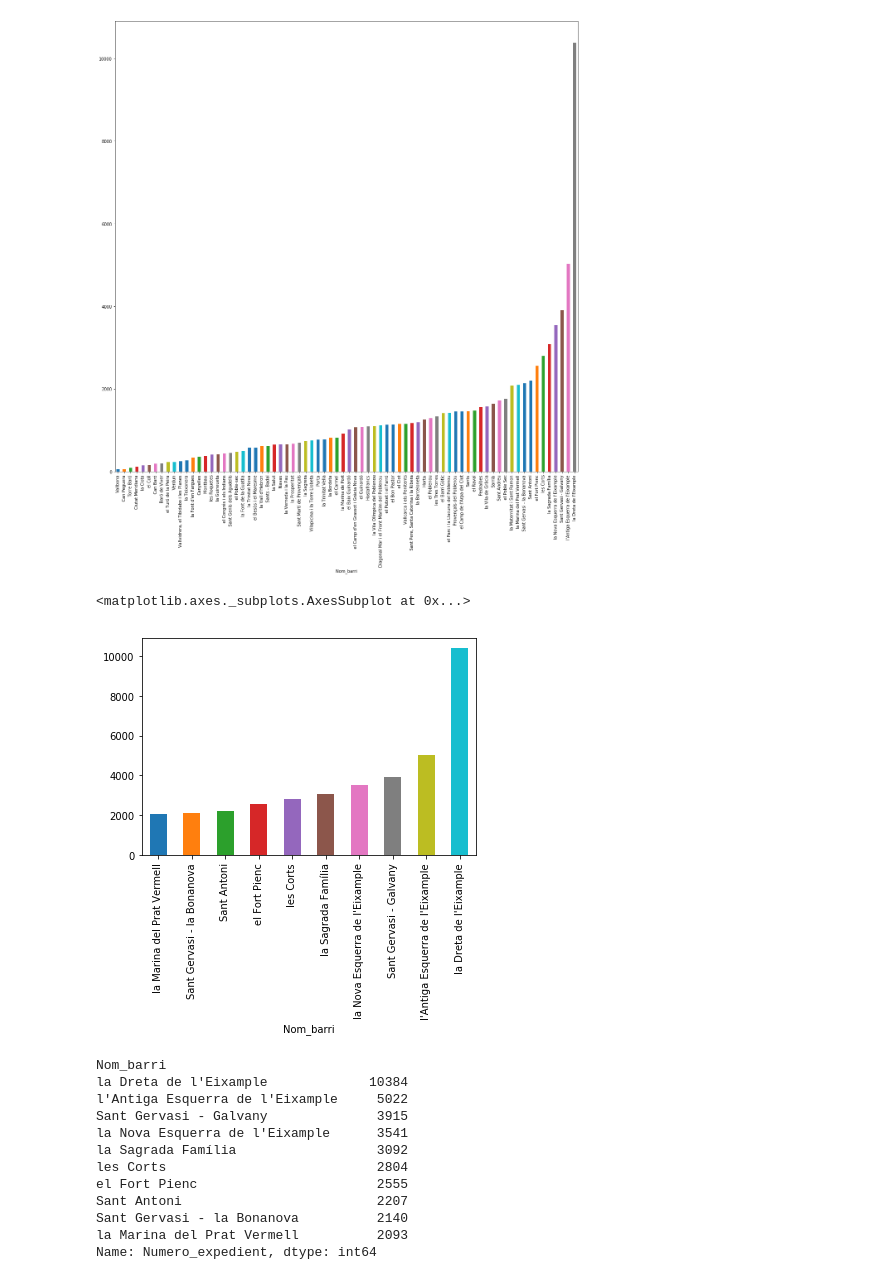
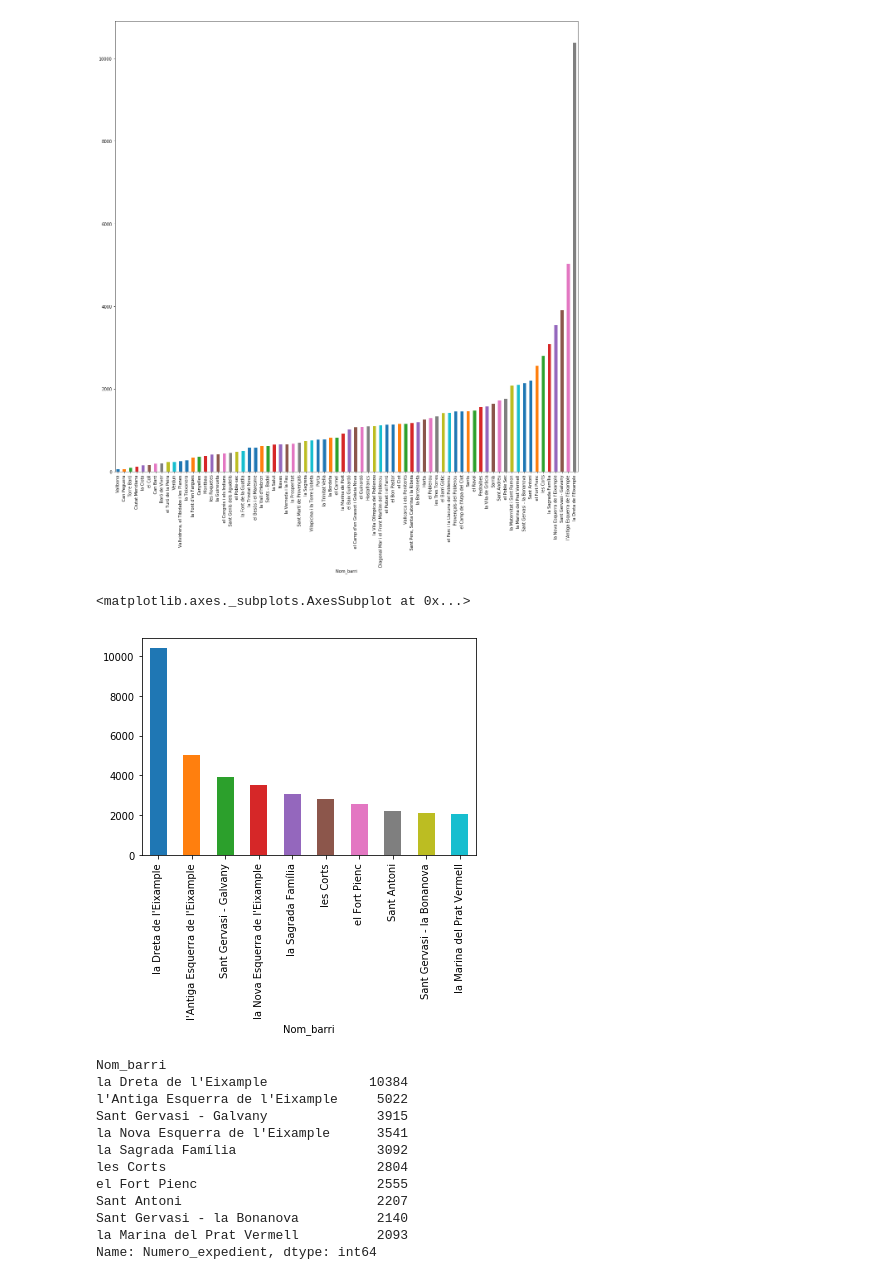
Before and after one commit to roger-roig/your-own-project, a Jupyter notebook: project_roger_2.ipynb, the cells around one changed output. Saved outputs shown, nothing was run; the diff lists cells and outputs as text; code cells hidden in the pictures.

```diff
--- a/project_roger_2.ipynb
+++ b/project_roger_2.ipynb
@@ -167,10 +177,10 @@ plt.show()
 # %%
 # Check only top 10
 
-types[(types['Nom_barri']!='Desconegut')].groupby('Nom_barri').count()['Numero_expedient'].sort_values().tail(10).plot(kind='bar')
+types[(types['Nom_barri']!='Desconegut')].groupby('Nom_barri').count()['Numero_expedient'].sort_values()[::-1].head(10).plot(kind='bar')
 # %% [output]
 <matplotlib.axes._subplots.AxesSubplot at 0x...>
-[figure, old version]
+[figure, new version]
 # %%
 # Top neighborhoods with highest number of accidents are:
 types[(types['Nom_barri']!='Desconegut')].groupby('Nom_barri').count()['Numero_expedient'].sort_values().tail(10)[::-1]
```
Also changed, not shown: parts of 139 cells of this notebook.
